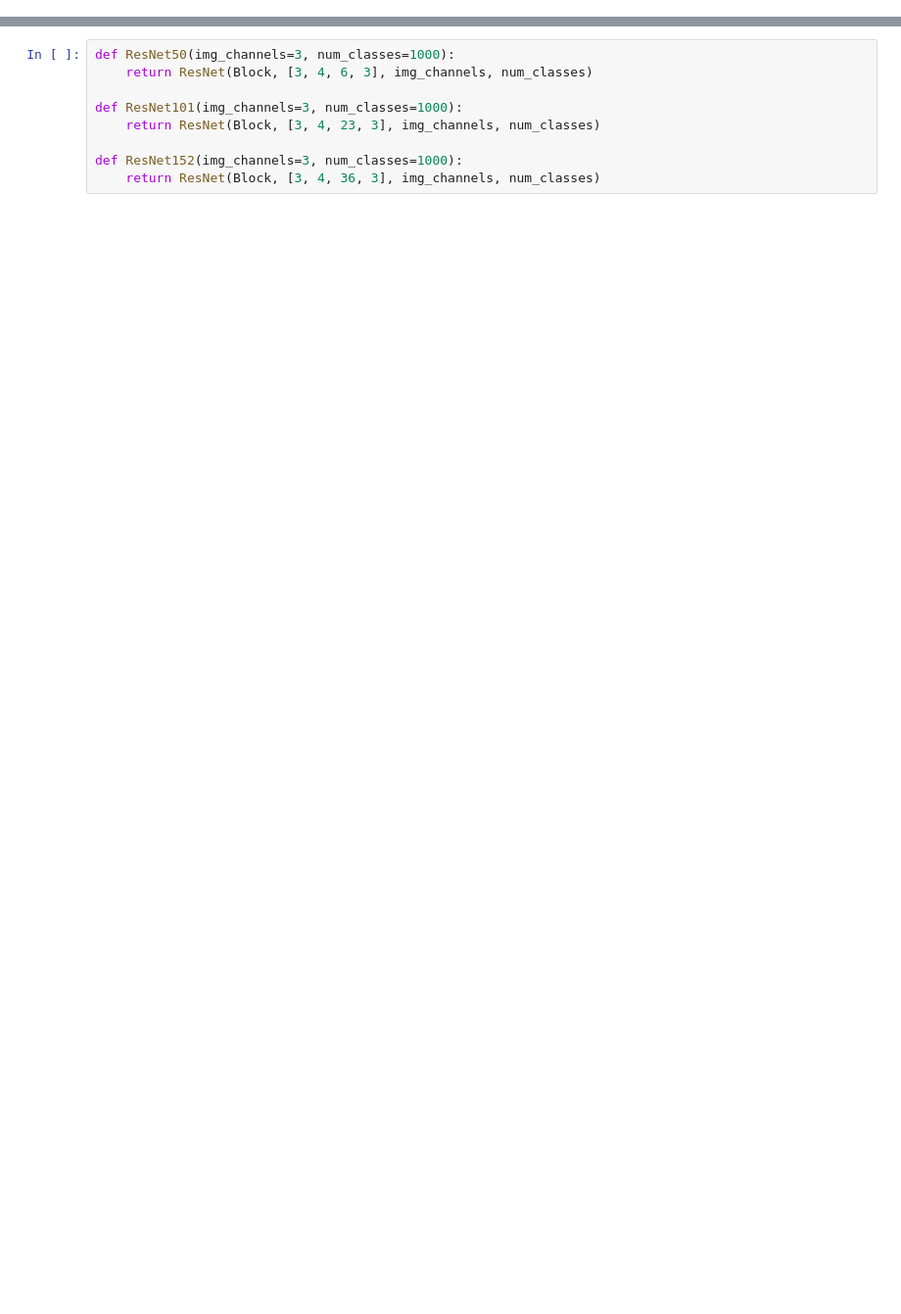
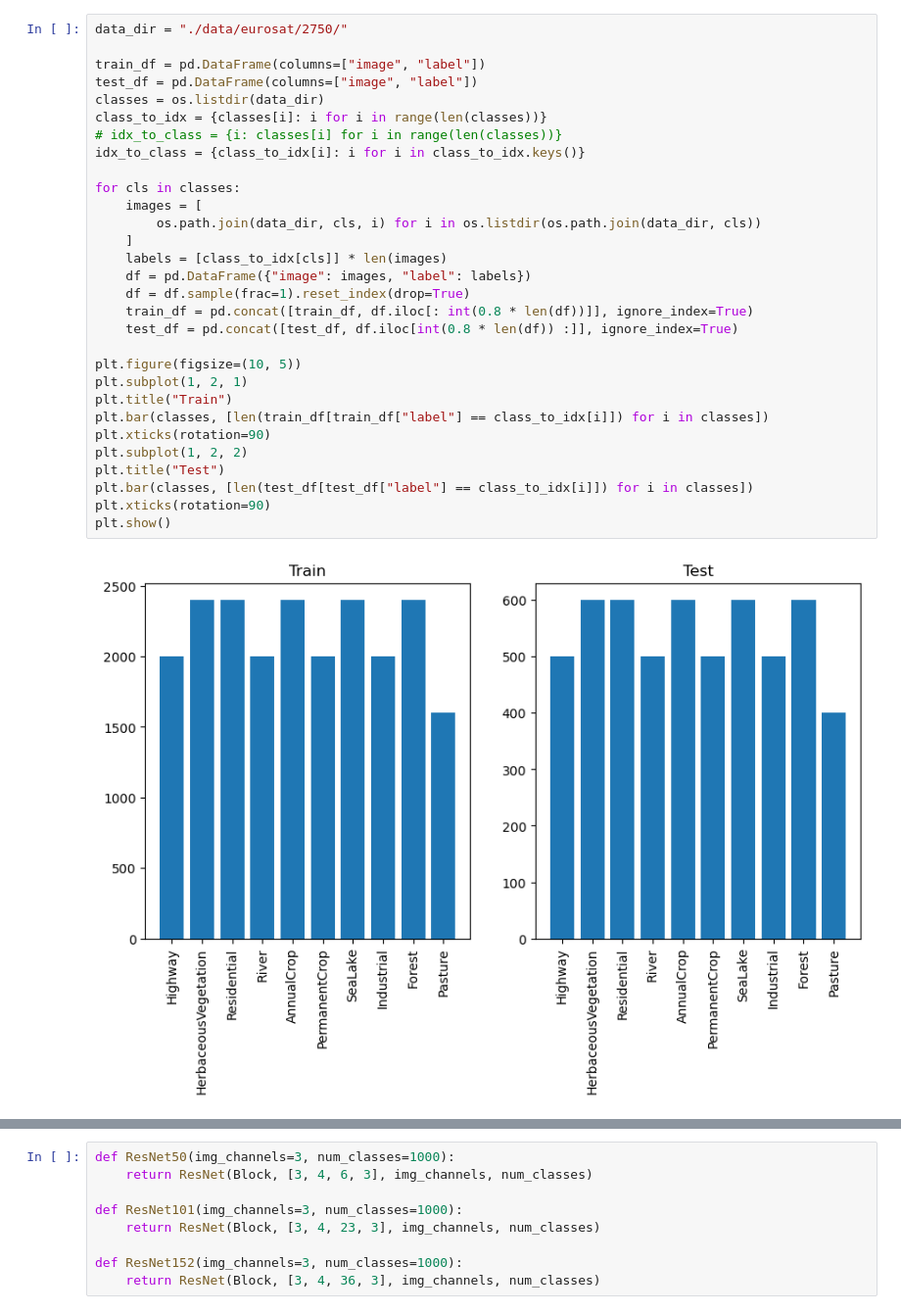
Before and after one commit to anshuman-8/DeepWisdom, a Jupyter notebook: ResNet/ResNet.ipynb, the cells around one changed output, grey strips where cells are left out. Shown at 98% size. Drawn from its saved outputs; the diff is of its cells as text; blank space fills up the shorter version.

Commit message:
ResNet Eurosat train1

```diff
--- a/ResNet/ResNet.ipynb
+++ b/ResNet/ResNet.ipynb
@@ -3,0 +63,32 @@ import torch.nn as nn
+# %%
+data_dir = "./data/eurosat/2750/"
+
+train_df = pd.DataFrame(columns=["image", "label"])
+test_df = pd.DataFrame(columns=["image", "label"])
+classes = os.listdir(data_dir)
+class_to_idx = {classes[i]: i for i in range(len(classes))}
+# idx_to_class = {i: classes[i] for i in range(len(classes))}
+idx_to_class = {class_to_idx[i]: i for i in class_to_idx.keys()}
+
+for cls in classes:
+    images = [
+        os.path.join(data_dir, cls, i) for i in os.listdir(os.path.join(data_dir, cls))
+    ]
+    labels = [class_to_idx[cls]] * len(images)
+    df = pd.DataFrame({"image": images, "label": labels})
+    df = df.sample(frac=1).reset_index(drop=True)
+    train_df = pd.concat([train_df, df.iloc[: int(0.8 * len(df))]], ignore_index=True)
+    test_df = pd.concat([test_df, df.iloc[int(0.8 * len(df)) :]], ignore_index=True)
+
+plt.figure(figsize=(10, 5))
+plt.subplot(1, 2, 1)
+plt.title("Train")
+plt.bar(classes, [len(train_df[train_df["label"] == class_to_idx[i]]) for i in classes])
+plt.xticks(rotation=90)
+plt.subplot(1, 2, 2)
+plt.title("Test")
+plt.bar(classes, [len(test_df[test_df["label"] == class_to_idx[i]]) for i in classes])
+plt.xticks(rotation=90)
+plt.show()
+# %% [output]
+[figure, added]
```
Also changed, not shown: parts of 14 cells of this notebook, 3 other files.
